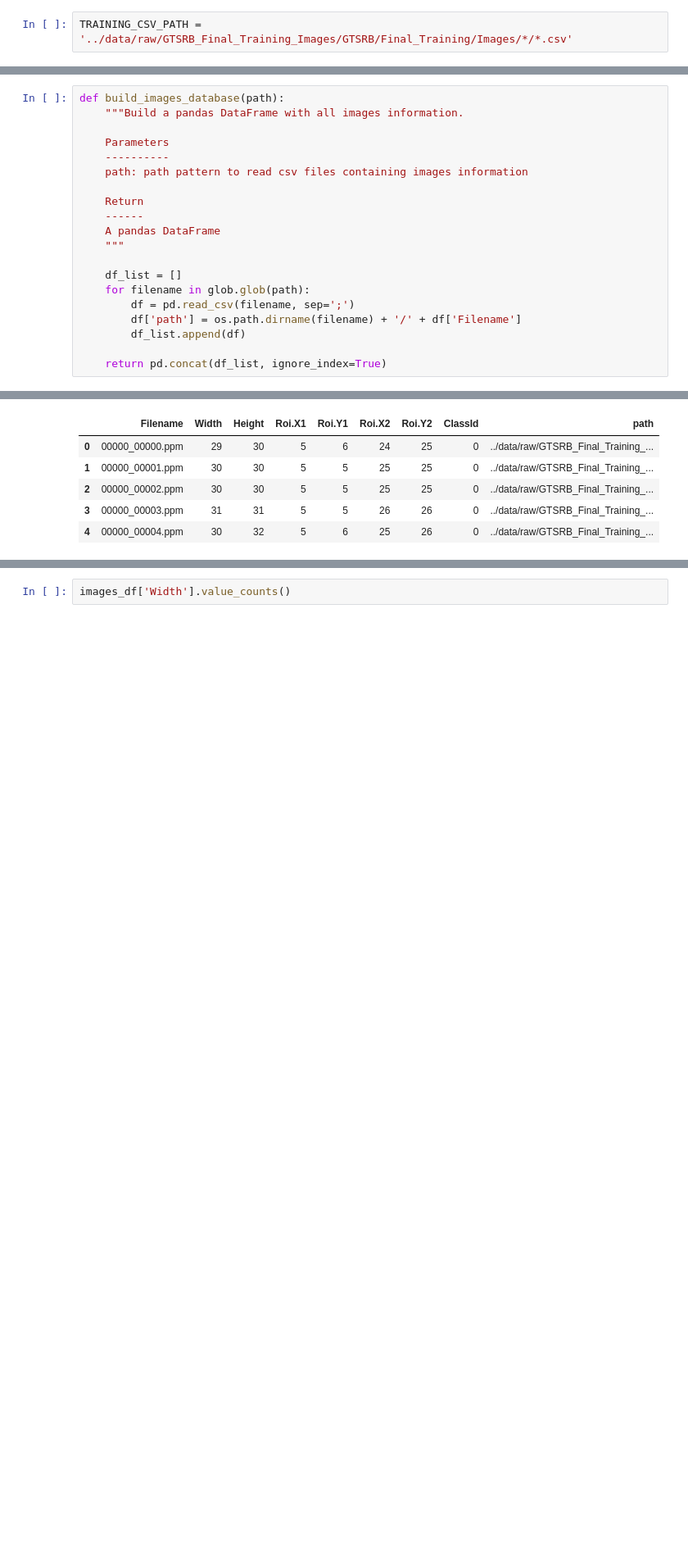
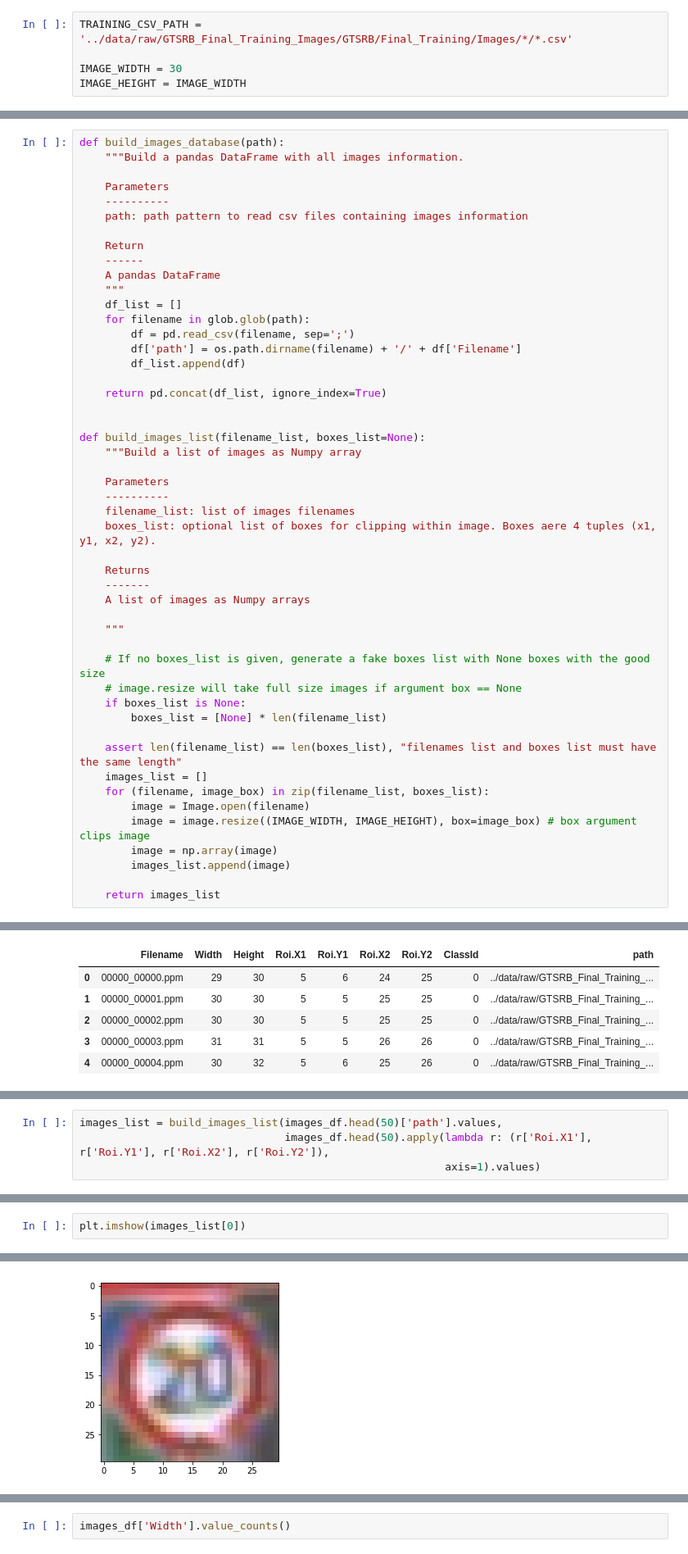
Before and after one commit to Elisa-sebastian/traffic, a Jupyter notebook: notebooks/reading_images.ipynb, the cells around one changed output, grey strips where cells are left out. Shown: that part at 82% size. Saved outputs shown, nothing was run; the diff lists cells and outputs as text; blank space fills up the shorter version.

Commit message:
Add functions to read images and data about images

```diff
--- a/notebooks/reading_images.ipynb
+++ b/notebooks/reading_images.ipynb
@@ -10,6 +11,9 @@ import matplotlib.pyplot as plt
 from PIL import Image
 # %%
 TRAINING_CSV_PATH = '../data/raw/GTSRB_Final_Training_Images/GTSRB/Final_Training/Images/*/*.csv'
+
+IMAGE_WIDTH = 30
+IMAGE_HEIGHT = IMAGE_WIDTH
 # %%
 os.path.dirname(TRAINING_CSV_PATH)
 # %% [output]
@@ -26,7 +30,6 @@ def build_images_database(path):
     ------
     A pandas DataFrame
     """
-
     df_list = []
     for filename in glob.glob(path):
         df = pd.read_csv(filename, sep=';')
@@ -34,6 +37,36 @@ def build_images_database(path):
         df_list.append(df)
 
     return pd.concat(df_list, ignore_index=True)
+
+
+def build_images_list(filename_list, boxes_list=None):
+    """Build a list of images as Numpy array
+
+    Parameters
+    ----------
+    filename_list: list of images filenames
+    boxes_list: optional list of boxes for clipping within image. Boxes aere 4 tuples (x1, y1, x2, y2).
+
+    Returns
+    -------
+    A list of images as Numpy arrays
+
+    """
+
+    # If no boxes_list is given, generate a fake boxes list with None boxes with the good size
+    # image.resize will take full size images if argument box == None
+    if boxes_list is None:
+        boxes_list = [None] * len(filename_list)
+
+    assert len(filename_list) == len(boxes_list), "filenames list and boxes list must have the same length"
+    images_list = []
+    for (filename, image_box) in zip(filename_list, boxes_list):
+        image = Image.open(filename)
+        image = image.resize((IMAGE_WIDTH, IMAGE_HEIGHT), box=image_box) # box argument clips image
+        image = np.array(image)
+        images_list.append(image)
+
+    return images_list
 # %%
 images_df = build_images_database(TRAINING_CSV_PATH)
 images_df.head()
@@ -46,0 +100,4 @@ images_df.head()
+# %%
+images_list = build_images_list(images_df.head(50)['path'].values,
+                                images_df.head(50).apply(lambda r: (r['Roi.X1'], r['Roi.Y1'], r['Roi.X2'], r['Roi.Y2']),
+                                                         axis=1).values)
@@ -46,0 +124,3 @@ images_df.head()
+# %%
+plt.imshow(images_list[0])
+# %% [output]
@@ -46,0 +128 @@ images_df.head()
+[figure, added]
```
Also changed, not shown: parts of 9 cells of this notebook.
